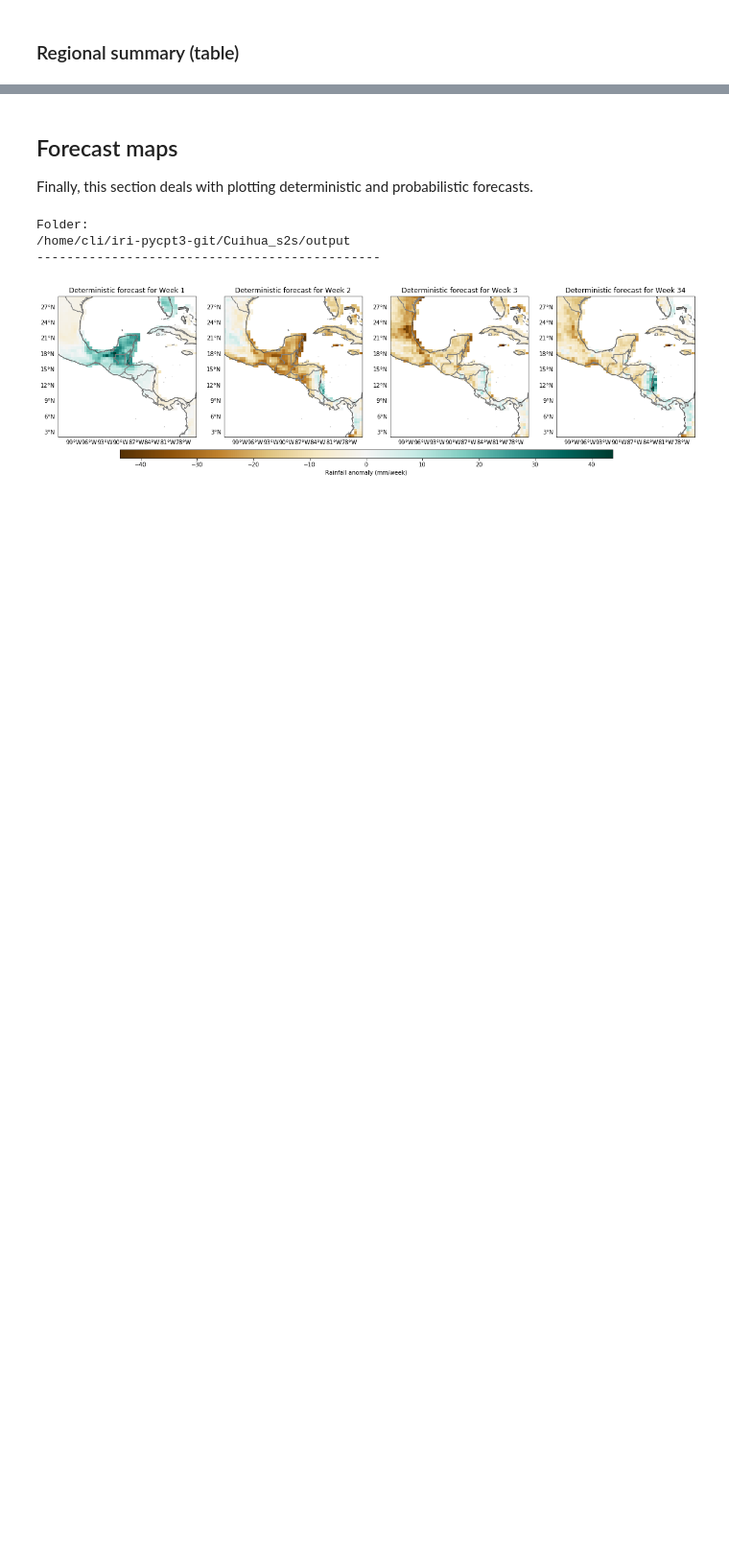
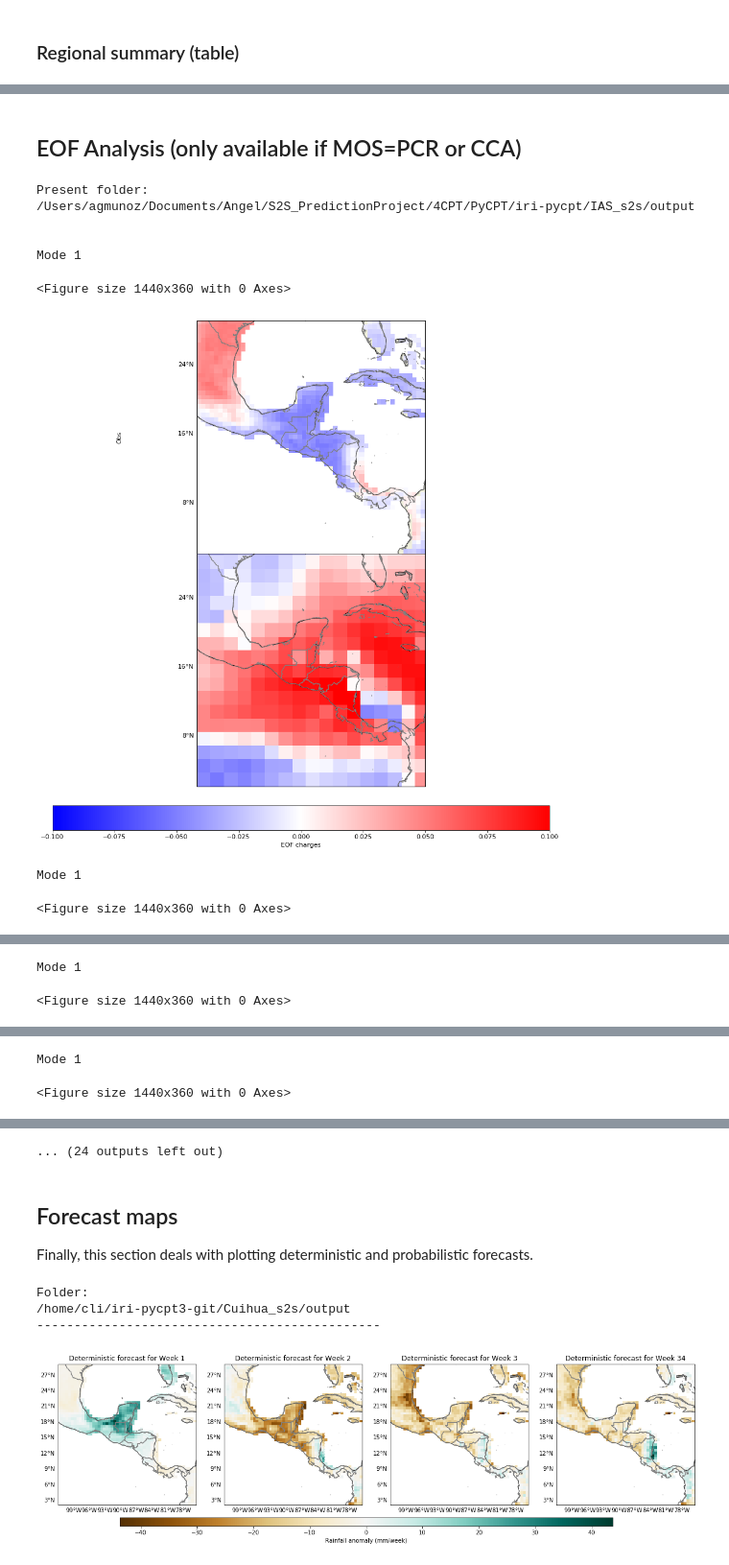
Before and after one commit to ssilje/iri-pycpt, a Jupyter notebook: PyCPT_s2sv1.9.ipynb, the cells around one changed output, grey strips where cells are left out. Shown at 96% size. Saved outputs shown, nothing was run; the diff lists cells and outputs as text; code cells hidden in the pictures; blank space fills up the shorter version.

```diff
--- a/PyCPT_s2sv1.9.ipynb
+++ b/PyCPT_s2sv1.9.ipynb
@@ -44,18 +44,13 @@ See version.log in Github
 Here the user configures the case study
 # %%
 ########Case name (name of the case/experiment, try one word)
-case='Cuihua_s2s'
+case='IAS_s2s'
 
 ########Some folder and file options:
 # Working directory --it should exist!!! (this is the place where the .py functions, notebooks, and .IRIDLAUTH is)
-#workdir = '/Users/agmunoz/Documents/Angel/S2S_PredictionProject/4CPT/PyCPT/iri-pycpt/'
+workdir = '/Users/agmunoz/Documents/Angel/S2S_PredictionProject/4CPT/PyCPT/iri-pycpt/'
 # PATH to CPT root directory
-#cptdir='/Users/agmunoz/Documents/Angel/CPT/CPT/16.5.2/'     #'/opt/CPT/bin/'
-
-workdir = '/home/cli/iri-pycpt3-git/'
-# PATH to CPT root directory
-#cptdir='/Users/agmunoz/Documents/Angel/CPT/CPT/16.2.4/'
-cptdir='/software/centos7/x86_64/CPT/16.5.4/bin/'
+cptdir='/Users/agmunoz/Documents/Angel/CPT/CPT/16.5.2/'     #'/opt/CPT/bin/'
 
 ########Model (choose between ECMWF, CFSv2)
 model='ECMWF'
@@ -384 +379,31 @@ Folder:
 | Week 3-4 | 0.49 | 0.49 | 0.49 | 66.430000 | 66.470001 | 66.400002 | 0.75 | 0.76 | ... |
+# %% [markdown]
+## EOF Analysis (only available if MOS=PCR or CCA)
+# %%
+nmodes=3
+
+print("Present folder:")
+%cd $workdir/output
+print('')
+print('')
+
+if MOS=='None':
+    print("To compute EOFs you need to choose MOS=PCR or MOS=CCA")
+else:
+    # EOF loop
+    plt.rcParams.update({'font.size': 11})
+    for imod in range(nmodes):
+        for L in range(nwk):
+            plteofs(model,imod,nmodes,wlo2,elo2,sla2,nla2,fprefix,mpref,training_season,wk[L])
+            print("\033[1mMode "+str(imod+1))
+            plt.show()
+# %% [output]
+Present folder:
+/Users/agmunoz/Documents/Angel/S2S_PredictionProject/4CPT/PyCPT/iri-pycpt/IAS_s2s/output
+
+
+Mode 1
+<Figure size 1440x360 with 0 Axes>
+[figure, added]
+Mode 1
+<Figure size 1440x360 with 0 Axes>
@@ -384,0 +411,2 @@ Folder:
+Mode 1
+<Figure size 1440x360 with 0 Axes>
@@ -384,0 +414,2 @@ Folder:
+Mode 1
+<Figure size 1440x360 with 0 Axes>
@@ -385,3 +417,4 @@ Folder:
+... (24 outputs left out)
 # %% [markdown]
 ## Forecast maps
 Finally, this section deals with plotting deterministic and probabilistic forecasts.
```
Also changed, not shown: parts of 8 cells of this notebook, 2 other files.
